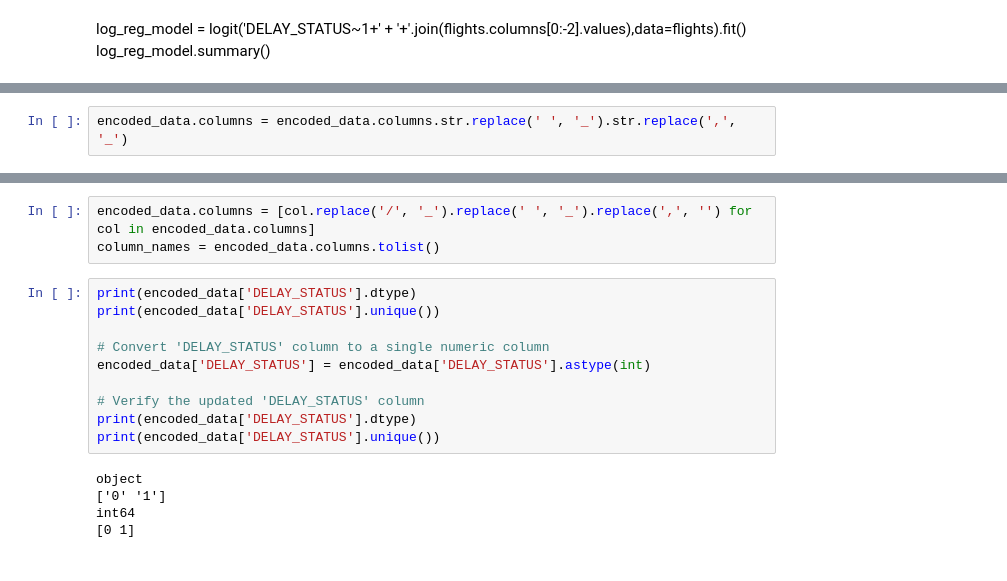
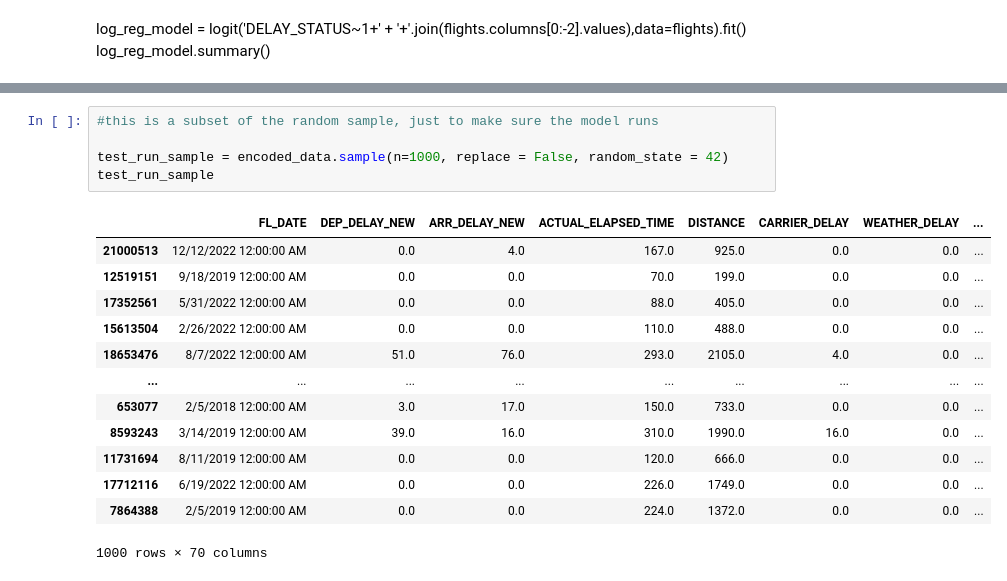
Before and after one commit to ssamat/COGS109, a Jupyter notebook: Final_Project_Template.ipynb, the cells around one changed output, grey strips where cells are left out. Cells and saved outputs as stored; diff of their text form.

```diff
--- a/Final_Project_Template.ipynb
+++ b/Final_Project_Template.ipynb
@@ -428,3 +444 @@ Index(['FL_DATE', 'DEP_DELAY_NEW', 'ARR_DELAY_NEW', 'ACTUAL_ELAPSED_TIME',
       dtype='object')
-# %%
-encoded_data.columns = encoded_data.columns.str.replace(' ', '_').str.replace(',', '_')
@@ -451,18 +445,19 @@ Index(['FL_DATE', 'DEP_DELAY_NEW', 'ARR_DELAY_NEW', 'ACTUAL_ELAPSED_TIME',
-# %%
-encoded_data.columns = [col.replace('/', '_').replace(' ', '_').replace(',', '') for col in encoded_data.columns]
-column_names = encoded_data.columns.tolist()
-# %%
-print(encoded_data['DELAY_STATUS'].dtype)
-print(encoded_data['DELAY_STATUS'].unique())
-
-# Convert 'DELAY_STATUS' column to a single numeric column
-encoded_data['DELAY_STATUS'] = encoded_data['DELAY_STATUS'].astype(int)
-
-# Verify the updated 'DELAY_STATUS' column
-print(encoded_data['DELAY_STATUS'].dtype)
-print(encoded_data['DELAY_STATUS'].unique())
-# %% [output]
-object
-['0' '1']
-int64
-[0 1]
+# %%
+#this is a subset of the random sample, just to make sure the model runs
+
+test_run_sample = encoded_data.sample(n=1000, replace = False, random_state = 42)
+test_run_sample
+# %% [output]
+|  | FL_DATE | DEP_DELAY_NEW | ARR_DELAY_NEW | ACTUAL_ELAPSED_TIME | DISTANCE | CARRIER_DELAY | WEATHER_DELAY | ... |
+| 21000513 | 12/12/2022 12:00:00 AM | 0.0 | 4.0 | 167.0 | 925.0 | 0.0 | 0.0 | ... |
+| 12519151 | 9/18/2019 12:00:00 AM | 0.0 | 0.0 | 70.0 | 199.0 | 0.0 | 0.0 | ... |
+| 17352561 | 5/31/2022 12:00:00 AM | 0.0 | 0.0 | 88.0 | 405.0 | 0.0 | 0.0 | ... |
+| 15613504 | 2/26/2022 12:00:00 AM | 0.0 | 0.0 | 110.0 | 488.0 | 0.0 | 0.0 | ... |
+| 18653476 | 8/7/2022 12:00:00 AM | 51.0 | 76.0 | 293.0 | 2105.0 | 4.0 | 0.0 | ... |
+| ... | ... | ... | ... | ... | ... | ... | ... | ... |
+| 653077 | 2/5/2018 12:00:00 AM | 3.0 | 17.0 | 150.0 | 733.0 | 0.0 | 0.0 | ... |
+| 8593243 | 3/14/2019 12:00:00 AM | 39.0 | 16.0 | 310.0 | 1990.0 | 16.0 | 0.0 | ... |
+| 11731694 | 8/11/2019 12:00:00 AM | 0.0 | 0.0 | 120.0 | 666.0 | 0.0 | 0.0 | ... |
+| 17712116 | 6/19/2022 12:00:00 AM | 0.0 | 0.0 | 226.0 | 1749.0 | 0.0 | 0.0 | ... |
+| 7864388 | 2/5/2019 12:00:00 AM | 0.0 | 0.0 | 224.0 | 1372.0 | 0.0 | 0.0 | ... |
+1000 rows × 70 columns
```
Also changed, not shown: parts of 17 cells of this notebook.
